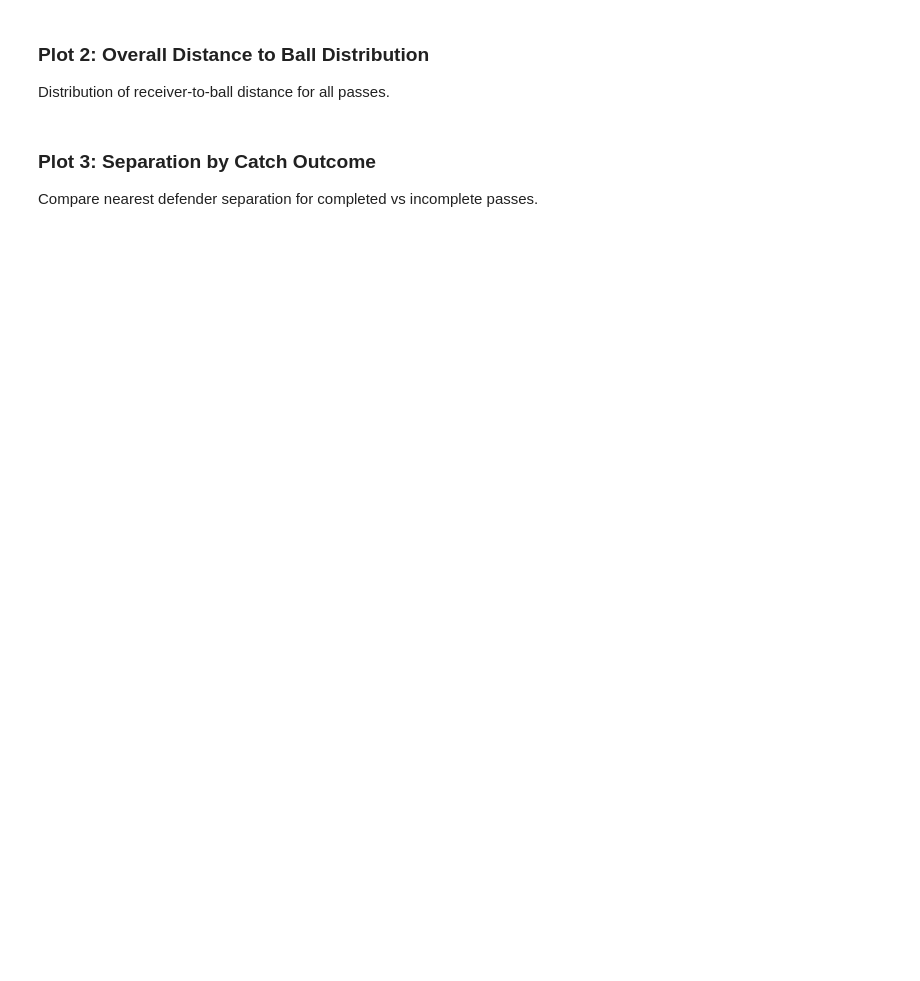
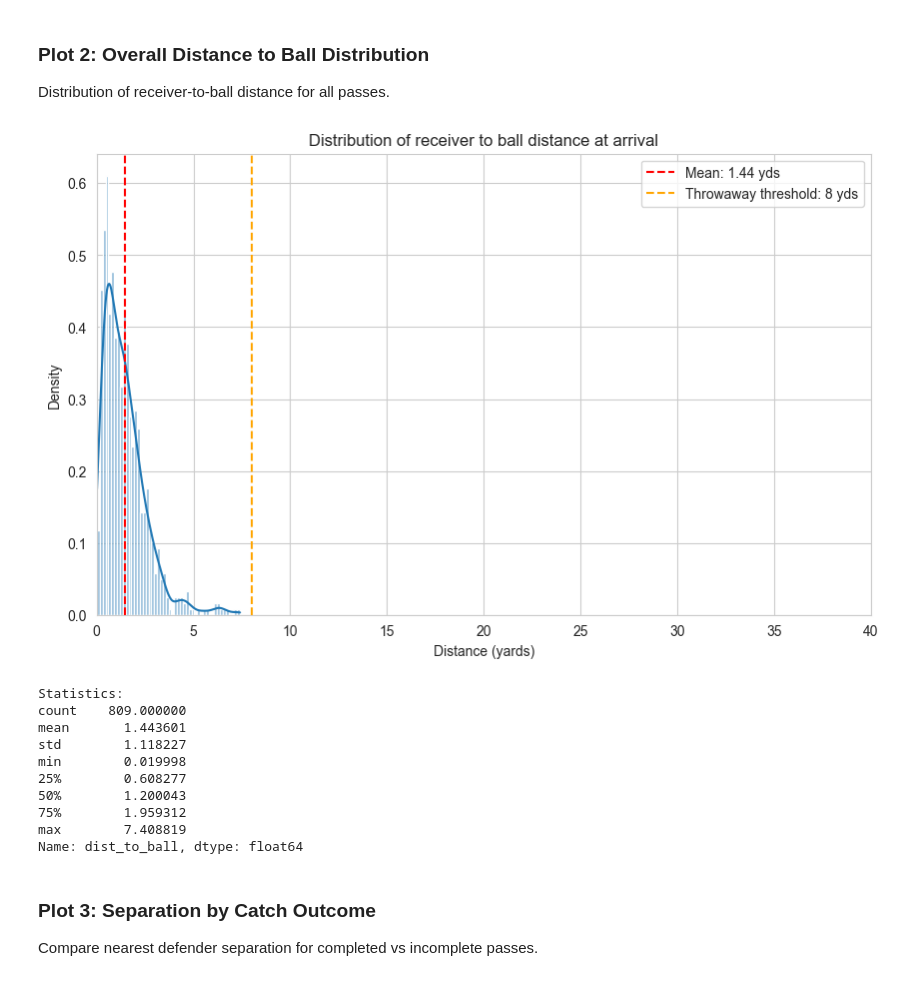
Before and after one commit to alexanderlee10/NFL-Databowl-2025, a Jupyter notebook: 12-5 NFL databowl working/12-5 NFL databowl working notebook.ipynb, the cells around one changed output. Saved outputs shown, nothing was run; the diff lists cells and outputs as text; code cells hidden in the pictures; blank space fills up the shorter version.

```diff
--- a/12-5 NFL databowl working/12-5 NFL databowl working notebook.ipynb
+++ b/12-5 NFL databowl working/12-5 NFL databowl working notebook.ipynb
@@ -184,6 +217,39 @@ print(f"  Unique plays: {output_df[['game_id', 'play_id']].drop_duplicates().sha
 print(f"  Weeks: {sorted(output_df['week'].unique())}")
 print(f"\nSupplementary data shape: {supp_df.shape}")
 print(f"  Unique plays: {supp_df[['game_id', 'play_id']].drop_duplicates().shape[0]:,}")
+
+print("\n" + "="*80)
+print("APPLYING ROUTE FILTERING (Preprocessing)")
+print("="*80)
+
+# Apply route-based exclusions (screens/angles) before scoring
+if "route_of_targeted_receiver" in supp_df.columns:
+    route_lower = supp_df["route_of_targeted_receiver"].fillna("").str.lower()
+    keyword_pattern = "|".join(EXCLUDE_ROUTE_KEYWORDS)
+    exclude_mask = route_lower.str.contains(keyword_pattern)
+    excluded_plays = supp_df.loc[exclude_mask, ["game_id", "play_id"]].drop_duplicates()
+    print(f"Found {len(excluded_plays)} plays matching keywords {EXCLUDE_ROUTE_KEYWORDS}")
+
+    if not excluded_plays.empty:
+        # Filter supplementary
+        supp_df = supp_df.loc[~exclude_mask].reset_index(drop=True)
+        print(f"  Filtered supplementary data: {len(supp_df):,} rows remaining")
+
+        # Filter input data
+        input_df = input_df.merge(excluded_plays.assign(exclude=1), on=["game_id", "play_id"], how="left")
+        input_df = input_df[input_df["exclude"].isna()].drop(columns=["exclude"])
+        print(f"  Filtered input data: {len(input_df):,} rows remaining")
+
+        # Filter output data
+        output_df = output_df.merge(excluded_plays.assign(exclude=1), on=["game_id", "play_id"], how="left")
+        output_df = output_df[output_df["exclude"].isna()].drop(columns=["exclude"])
+        print(f"  Filtered output data: {len(output_df):,} rows remaining")
+
+        print(f"\n✓ Excluded {len(excluded_plays)} plays with routes containing: {EXCLUDE_ROUTE_KEYWORDS}")
+    else:
+        print("No plays excluded by route filter")
+else:
+    print("⚠ route_of_targeted_receiver not found in supplementary data; skipping route filter")
 # %% [output]
 Loading data files for WEEKS [1]...
 ================================================================================
@@ -319,14 +571,14 @@ print("="*80)
 
 # Filter out throwaways: plays where ball was nowhere near the target receiver
 # Use the distance to ball at the last frame (ball arrival) to determine throwaways
-MAX_MISS_DIST = 8  # yards - threshold for considering a pass a throwaway
+THROWAWAY_DIST = 8  # yards - threshold for considering a pass a throwaway
 
 # Get the last frame for each play (ball arrival frame)
 last_frames = training_df.groupby(["game_id", "play_id"]).last().reset_index()
-throwaway_mask = last_frames["dist_to_ball"] > MAX_MISS_DIST
+throwaway_mask = last_frames["dist_to_ball"] > THROWAWAY_DIST
 
 throwaway_plays = last_frames[throwaway_mask][["game_id", "play_id"]]
-print(f"Found {len(throwaway_plays)} plays with ball > {MAX_MISS_DIST} yards from receiver")
+print(f"Found {len(throwaway_plays)} plays with ball > {THROWAWAY_DIST} yards from receiver")
 print(f"Percentage of plays: {100 * len(throwaway_plays) / len(last_frames):.1f}%")
 
 # Filter out throwaway plays from training DataFrame
@@ -498,20 +819,32 @@ Distribution of receiver-to-ball distance for all passes.
 # %%
 # Plot 2: Overall distance to ball distribution
 plt.figure(figsize=(10, 6))
 sns.histplot(route_level_df["dist_to_ball"], bins=50, stat="density", kde=True)
 plt.axvline(route_level_df["dist_to_ball"].mean(), color="red", linestyle="--",
             label=f"Mean: {route_level_df['dist_to_ball'].mean():.2f} yds")
-plt.axvline(MAX_MISS_DIST, color="orange", linestyle="--",
-            label=f"Throwaway threshold: {MAX_MISS_DIST} yds")
+plt.axvline(THROWAWAY_DIST, color="orange", linestyle="--",
+            label=f"Throwaway threshold: {THROWAWAY_DIST} yds")
 plt.xlim(0, 40)
 plt.title("Distribution of receiver to ball distance at arrival")
 plt.xlabel("Distance (yards)")
 plt.ylabel("Density")
 plt.legend()
 plt.show()
 
 print(f"Statistics:")
 print(route_level_df["dist_to_ball"].describe())
+# %% [output]
+[figure, added]
+Statistics:
+count    809.000000
+mean       1.443601
+std        1.118227
+min        0.019998
+25%        0.608277
+50%        1.200043
+75%        1.959312
+max        7.408819
+Name: dist_to_ball, dtype: float64
 # %% [markdown]
 ### Plot 3: Separation by Catch Outcome
 
```
Also changed, not shown: parts of 20 cells of this notebook, 1 other file.
